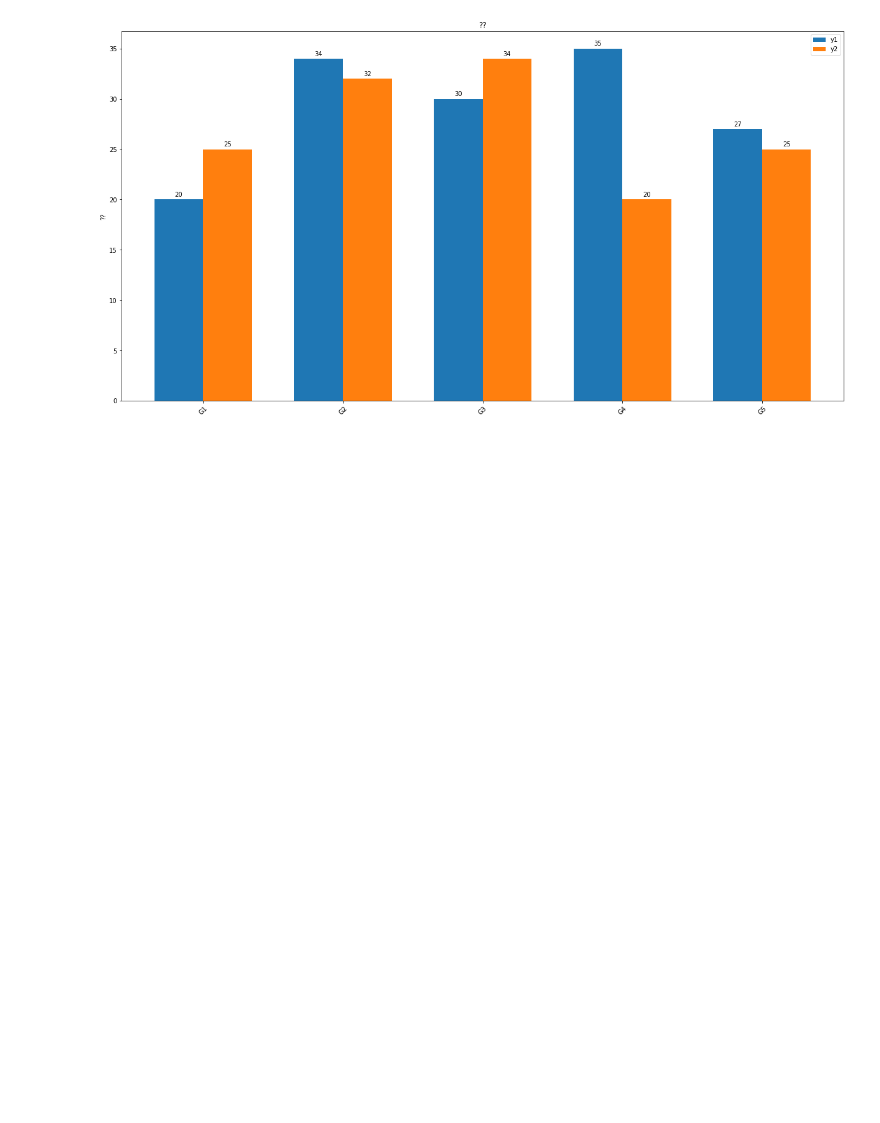
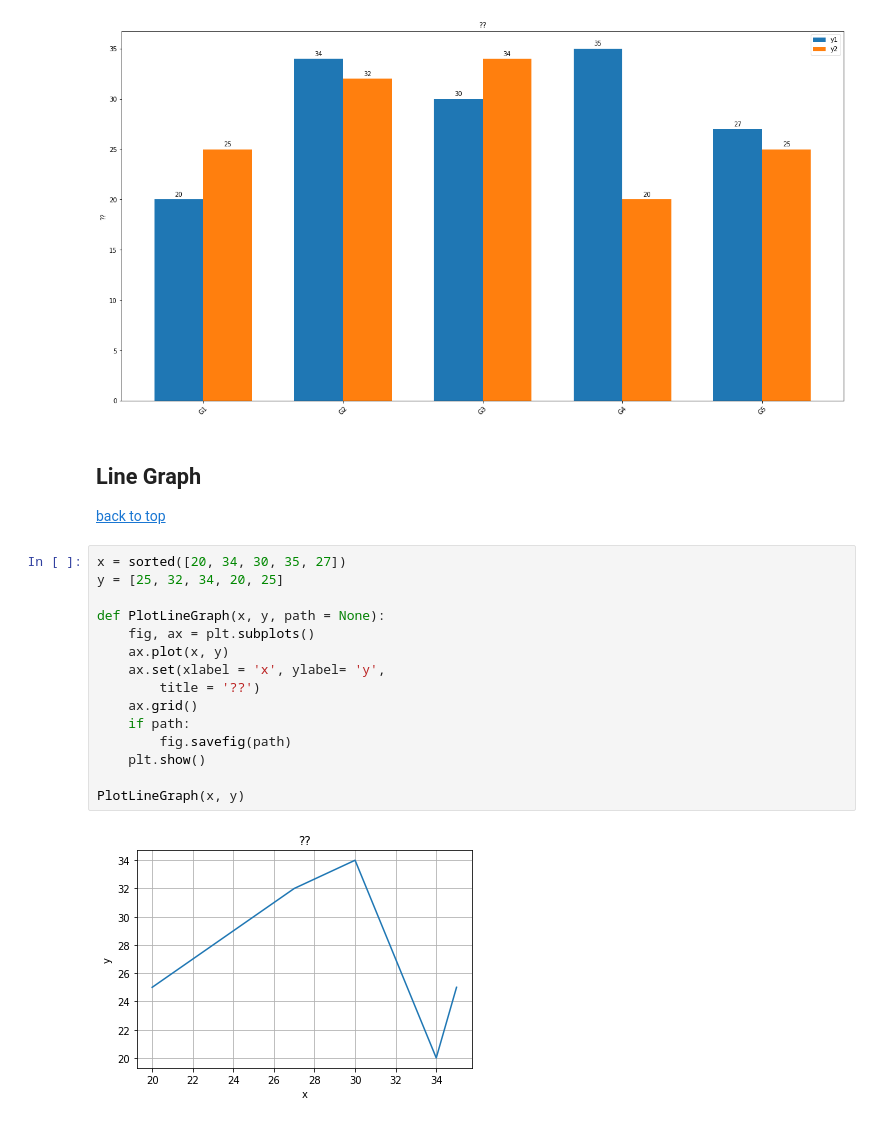
Before and after one commit to y2236li/Personal-Library, a Jupyter notebook: Drawing Library Python.ipynb, the cells around one changed output. Drawn from its saved outputs; the diff is of its cells as text; blank space fills up the shorter version.

```diff
--- a/Drawing Library Python.ipynb
+++ b/Drawing Library Python.ipynb
@@ -66,3 +67,26 @@ PlotBarGraph(labels, men_means, women_means)
 # %% [output]
 [figure]
 [figure]
+# %% [markdown]
+## Line Graph <a name="LineGraph">
+</a>
+
+
+[back to top](#backtotop)
+# %%
+x = sorted([20, 34, 30, 35, 27])
+y = [25, 32, 34, 20, 25]
+
+def PlotLineGraph(x, y, path = None):
+    fig, ax = plt.subplots()
+    ax.plot(x, y)
+    ax.set(xlabel = 'x', ylabel= 'y',
+        title = '??')
+    ax.grid()
+    if path:
+        fig.savefig(path)
+    plt.show()
+
+PlotLineGraph(x, y)
+# %% [output]
+[figure, added]
```
Also changed, not shown: parts of 1 cell of this notebook, 1 other file.
